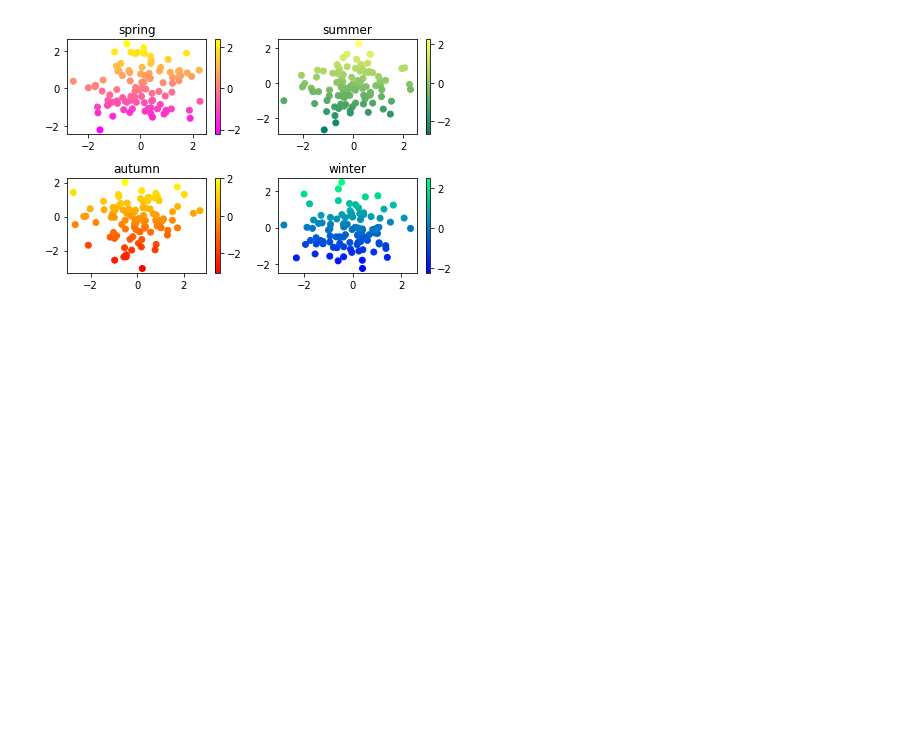
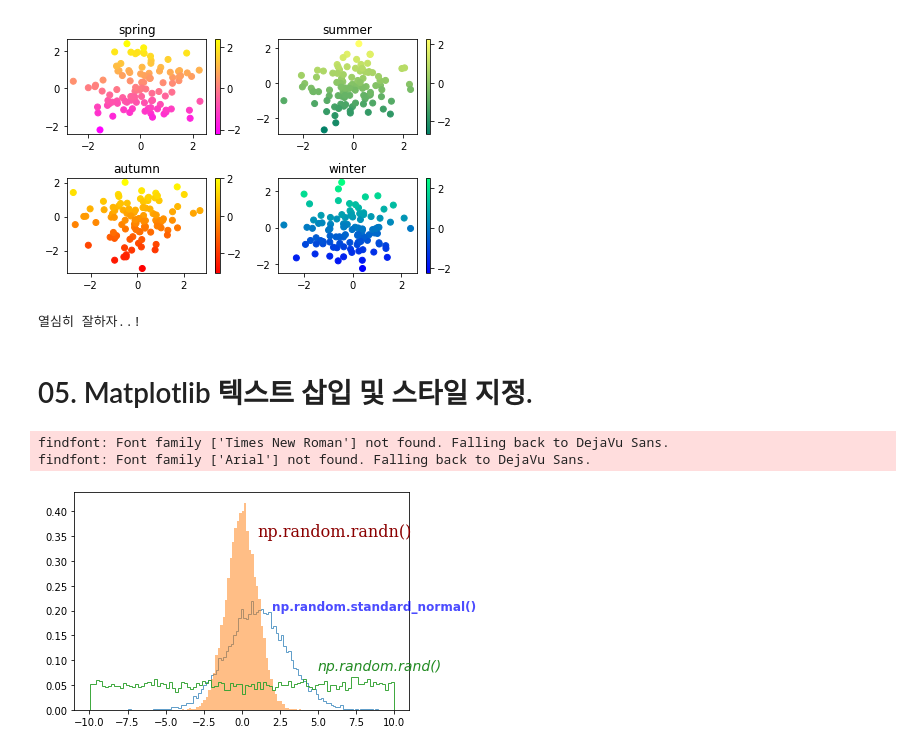
Before and after one commit to goodDev-junhyuk/JupyterNotebook, a Jupyter notebook: Matplotlib_Pie_Chart.ipynb, the cells around one changed output. Cells and saved outputs as stored; diff of their text form; code cells hidden in the pictures; blank space fills up the shorter version.

```diff
--- a/Matplotlib_Pie_Chart.ipynb
+++ b/Matplotlib_Pie_Chart.ipynb
@@ -120,3 +120,47 @@ plt.tight_layout()
 plt.show()
 # %% [output]
 [figure]
+# %%
+print("열심히 잘하자..!")
+# %% [output]
+열심히 잘하자..!
+# %% [markdown]
+# 05. Matplotlib 텍스트 삽입 및 스타일 지정.
+# %%
+import matplotlib.pyplot as plt
+import numpy as np
+
+a = 2.0 * np.random.randn(10000) + 1.0
+b = np.random.standard_normal(10000)
+c = 20.0 * np.random.rand(5000) - 10.0
+
+# 각각의 폰트스타일 지정
+font1 = {'family' : 'serif',
+         'color' : 'darkred',
+         'weight' : 'normal',
+         'size' : 16}
+
+font2 = {'family' : 'Times New Roman',
+        'color' : 'blue',
+        'weight' : 'bold',
+        'size' : '12',
+        'alpha' : 0.7}
+
+font3 = {'family' : 'Arial',
+         'color' : 'forestgreen',
+         'style' : 'italic',
+         'size' : 14}
+
+
+plt.hist(a, bins=100, density=True, alpha=0.7, histtype='step')
+# 설정한 Font스타일 추가.
+plt.text(1.0, 0.35, 'np.random.randn()', fontdict=font1)
+plt.hist(b, bins=50, density=True, alpha=0.5, histtype='stepfilled')
+plt.text(2.0, 0.20, 'np.random.standard_normal()', fontdict=font2)
+plt.hist(c, bins=100, density=True, alpha=0.9, histtype='step')
+plt.text(5.0, 0.08, 'np.random.rand()', fontdict=font3)
+plt.show()
+# %% [output]
+findfont: Font family ['Times New Roman'] not found. Falling back to DejaVu Sans.
+findfont: Font family ['Arial'] not found. Falling back to DejaVu Sans.
+[figure, added]
```
